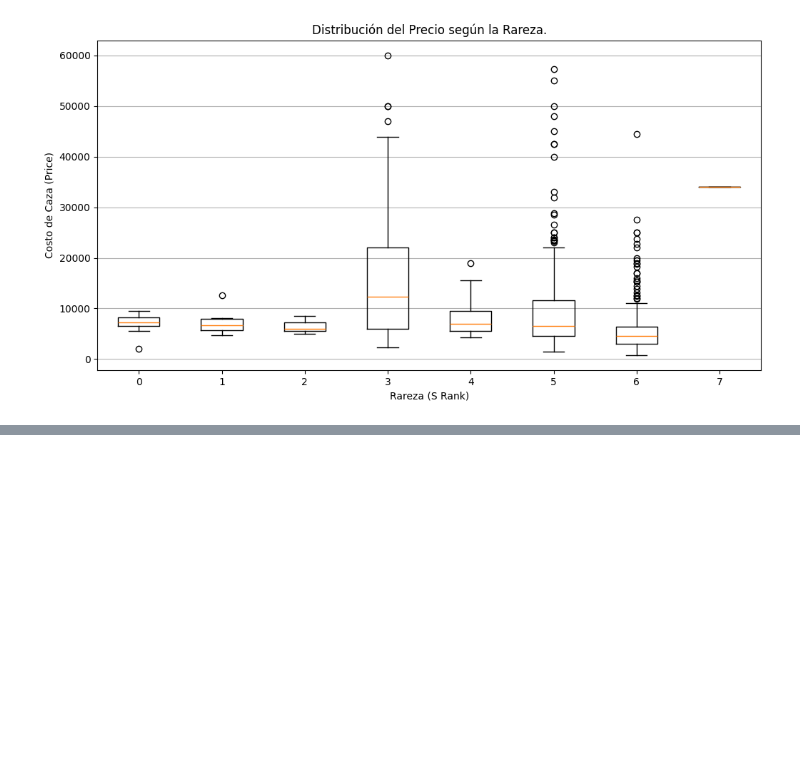
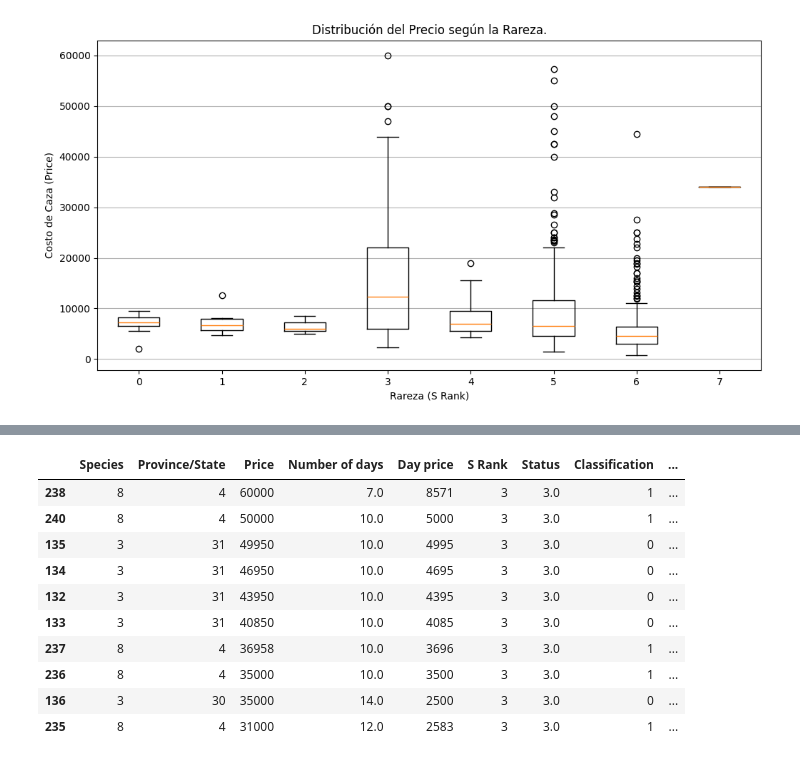
Before and after one commit to Juanalgo1/Alvarez-Maidana, a Jupyter notebook: analisis-jup.ipynb, the cells around one changed output, grey strips where cells are left out. Saved outputs shown, nothing was run; the diff lists cells and outputs as text; code cells hidden in the pictures; blank space fills up the shorter version.

```diff
--- a/analisis-jup.ipynb
+++ b/analisis-jup.ipynb
@@ -160,0 +228,16 @@ Nuevamente como mencionamos al comienzo es importante destacar que no estamos te
+# %%
+#Printeamos un head con los valores de precio ordenados descendientemente, en la rareza S3.
+s3_precios = dataframe[dataframe["S Rank"]==3].sort_values(by="Price", ascending=False)
+s3_precios.head(10)
+# %% [output]
+|  | Species | Province/State | Price | Number of days | Day price | S Rank | Status | Classification | ... |
+| 238 | 8 | 4 | 60000 | 7.0 | 8571 | 3 | 3.0 | 1 | ... |
+| 240 | 8 | 4 | 50000 | 10.0 | 5000 | 3 | 3.0 | 1 | ... |
+| 135 | 3 | 31 | 49950 | 10.0 | 4995 | 3 | 3.0 | 0 | ... |
+| 134 | 3 | 31 | 46950 | 10.0 | 4695 | 3 | 3.0 | 0 | ... |
+| 132 | 3 | 31 | 43950 | 10.0 | 4395 | 3 | 3.0 | 0 | ... |
+| 133 | 3 | 31 | 40850 | 10.0 | 4085 | 3 | 3.0 | 0 | ... |
+| 237 | 8 | 4 | 36958 | 10.0 | 3696 | 3 | 3.0 | 1 | ... |
+| 236 | 8 | 4 | 35000 | 10.0 | 3500 | 3 | 3.0 | 1 | ... |
+| 136 | 3 | 30 | 35000 | 14.0 | 2500 | 3 | 3.0 | 0 | ... |
+| 235 | 8 | 4 | 31000 | 12.0 | 2583 | 3 | 3.0 | 1 | ... |
```
Also changed, not shown: parts of 11 cells of this notebook, 1 other file.
